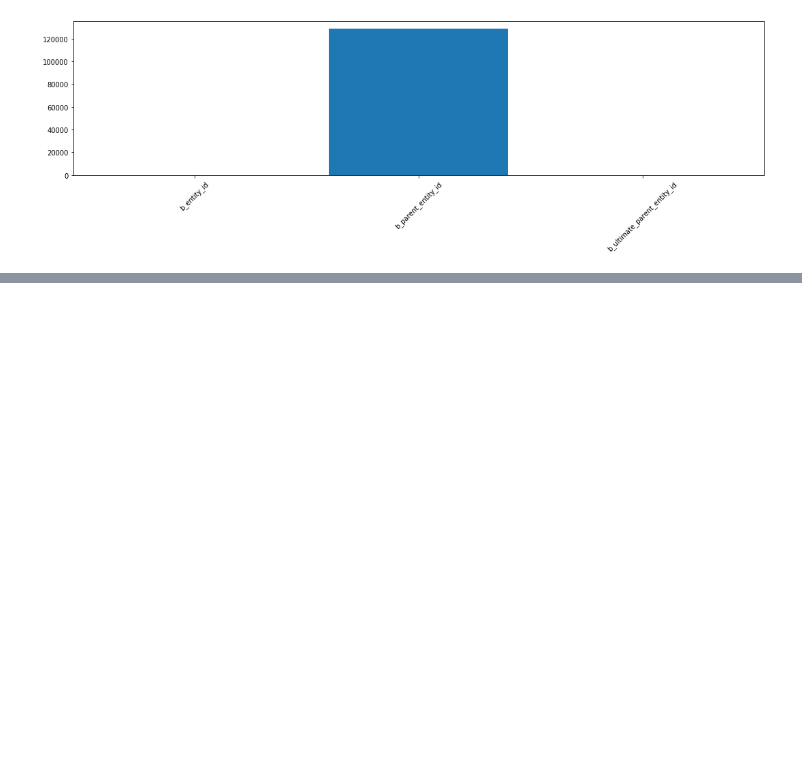
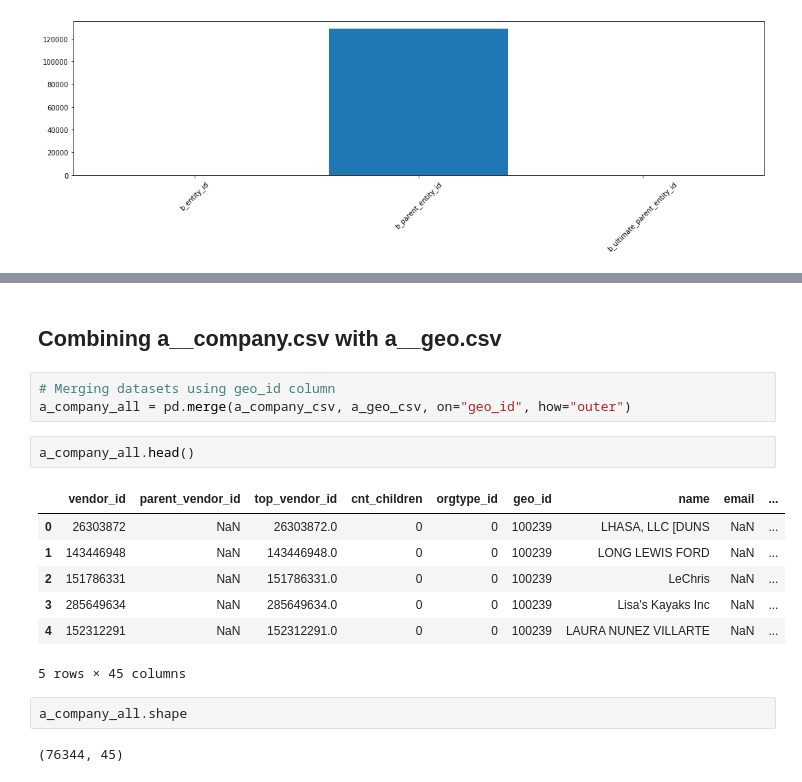
Before and after one commit to jeffersonzaki/Govini, a Jupyter notebook: Untitled.ipynb, the cells around one changed output, grey strips where cells are left out. Cells and saved outputs as stored; diff of their text form; blank space fills up the shorter version.

```diff
--- a/Untitled.ipynb
+++ b/Untitled.ipynb
@@ -614,0 +330,19 @@ a_geo_clean = a_geo_csv.drop(columns=["latitude", "lon"])
+# %% [markdown]
+## Combining a__company.csv with a__geo.csv
+# %%
+# Merging datasets using geo_id column
+a_company_all = pd.merge(a_company_csv, a_geo_csv, on="geo_id", how="outer")
+# %%
+a_company_all.head()
+# %% [output]
+|  | vendor_id | parent_vendor_id | top_vendor_id | cnt_children | orgtype_id | geo_id | name | email | ... |
+| 0 | 26303872 | NaN | 26303872.0 | 0 | 0 | 100239 | LHASA, LLC [DUNS | NaN | ... |
+| 1 | 143446948 | NaN | 143446948.0 | 0 | 0 | 100239 | LONG LEWIS FORD | NaN | ... |
+| 2 | 151786331 | NaN | 151786331.0 | 0 | 0 | 100239 | LeChris | NaN | ... |
+| 3 | 285649634 | NaN | 285649634.0 | 0 | 0 | 100239 | Lisa's Kayaks Inc | NaN | ... |
+| 4 | 152312291 | NaN | 152312291.0 | 0 | 0 | 100239 | LAURA NUNEZ VILLARTE | NaN | ... |
+5 rows × 45 columns
+# %%
+a_company_all.shape
+# %% [output]
+(76344, 45)
```
Also changed, not shown: parts of 60 cells of this notebook.
